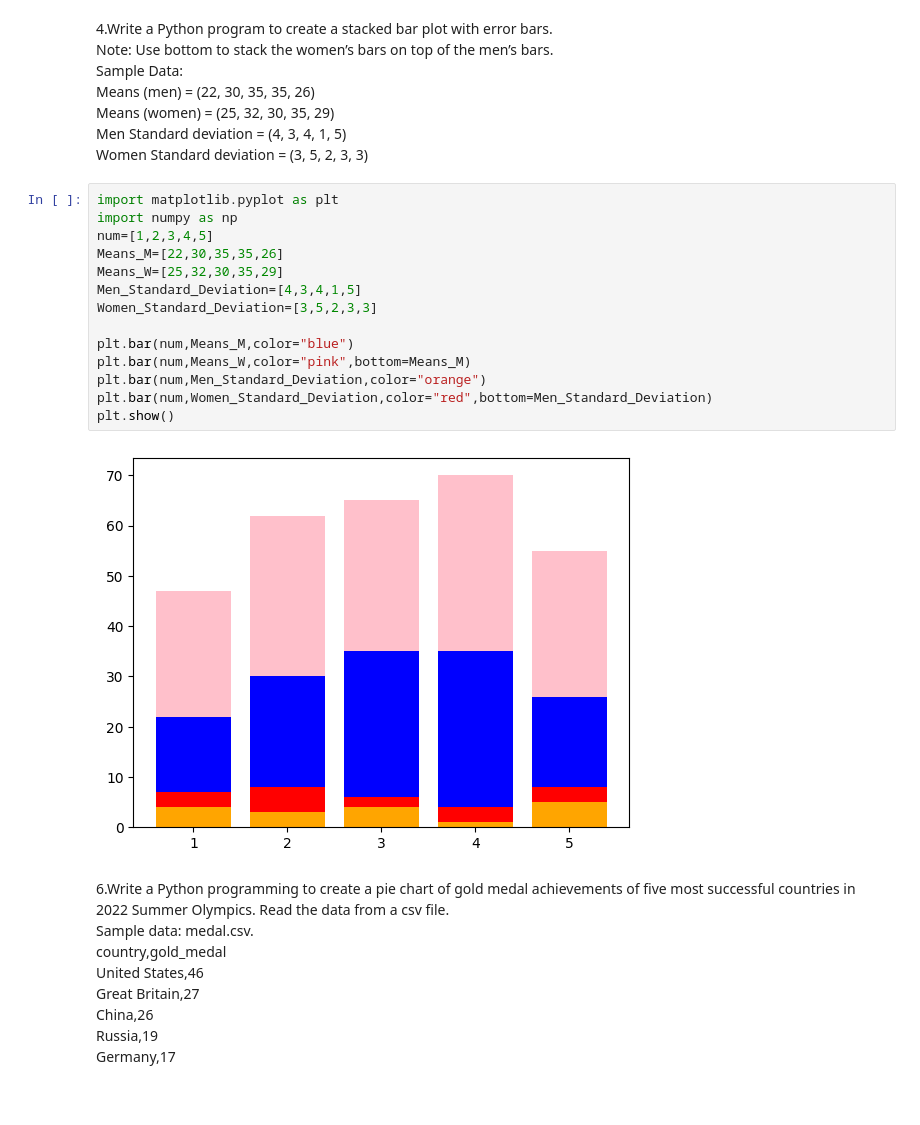
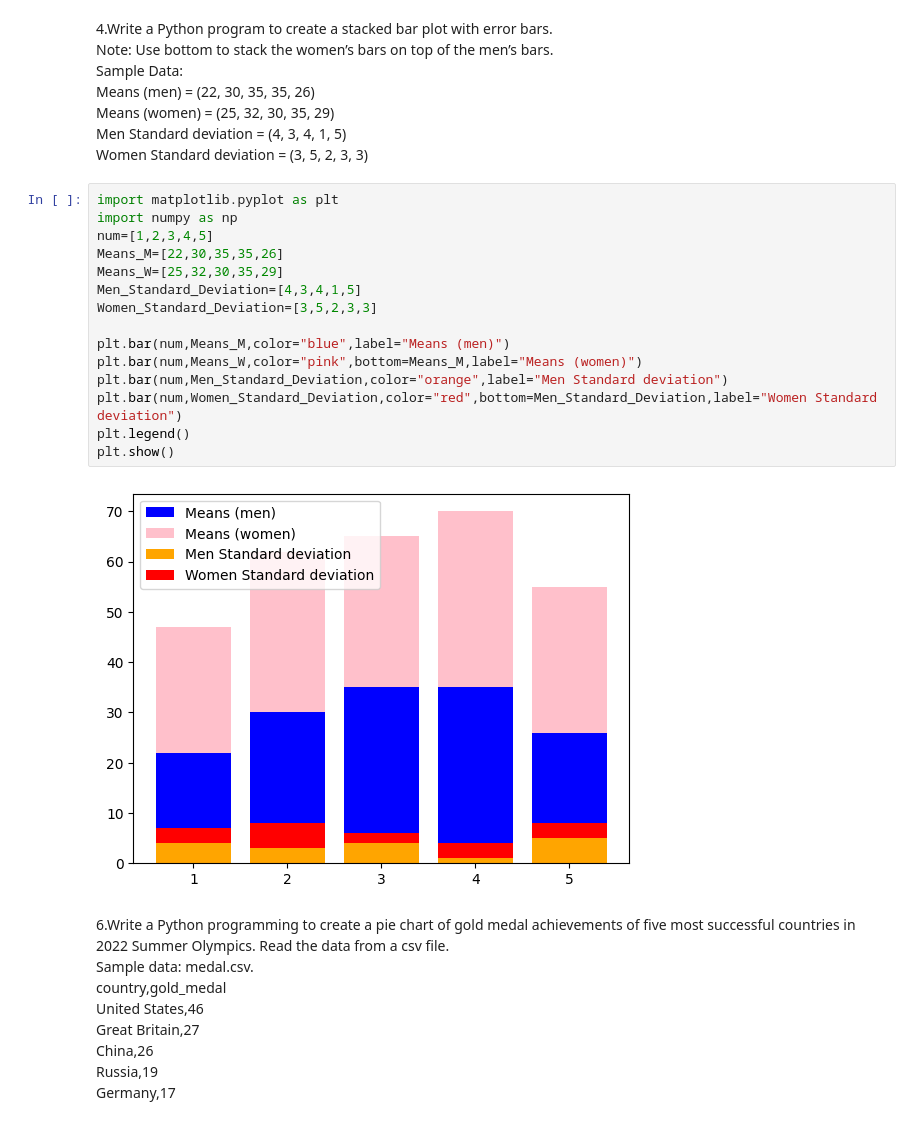
Before and after one commit to V-Adithya/DAV-Python, a Jupyter notebook: DAV Assignment-1.ipynb, the cells around one changed output. Cells and saved outputs as stored; diff of their text form.

```diff
--- a/DAV Assignment-1.ipynb
+++ b/DAV Assignment-1.ipynb
@@ -70,19 +72,20 @@ Women Standard deviation = (3, 5, 2, 3, 3)
 # %%
 import matplotlib.pyplot as plt
 import numpy as np
 num=[1,2,3,4,5]
 Means_M=[22,30,35,35,26]
 Means_W=[25,32,30,35,29]
 Men_Standard_Deviation=[4,3,4,1,5]
 Women_Standard_Deviation=[3,5,2,3,3]
 
-plt.bar(num,Means_M,color="blue")
-plt.bar(num,Means_W,color="pink",bottom=Means_M)
-plt.bar(num,Men_Standard_Deviation,color="orange")
-plt.bar(num,Women_Standard_Deviation,color="red",bottom=Men_Standard_Deviation)
+plt.bar(num,Means_M,color="blue",label="Means (men)")
+plt.bar(num,Means_W,color="pink",bottom=Means_M,label="Means (women)")
+plt.bar(num,Men_Standard_Deviation,color="orange",label="Men Standard deviation")
+plt.bar(num,Women_Standard_Deviation,color="red",bottom=Men_Standard_Deviation,label="Women Standard deviation")
+plt.legend()
 plt.show()
 # %% [output]
-[figure, old version]
+[figure, new version]
 # %% [markdown]
 6.Write a Python programming to create a pie chart of gold medal achievements of five most successful countries in 2022 Summer Olympics. Read the data from a csv file. \
 Sample data: medal.csv. \
```
Also changed, not shown: parts of 4 cells of this notebook.
